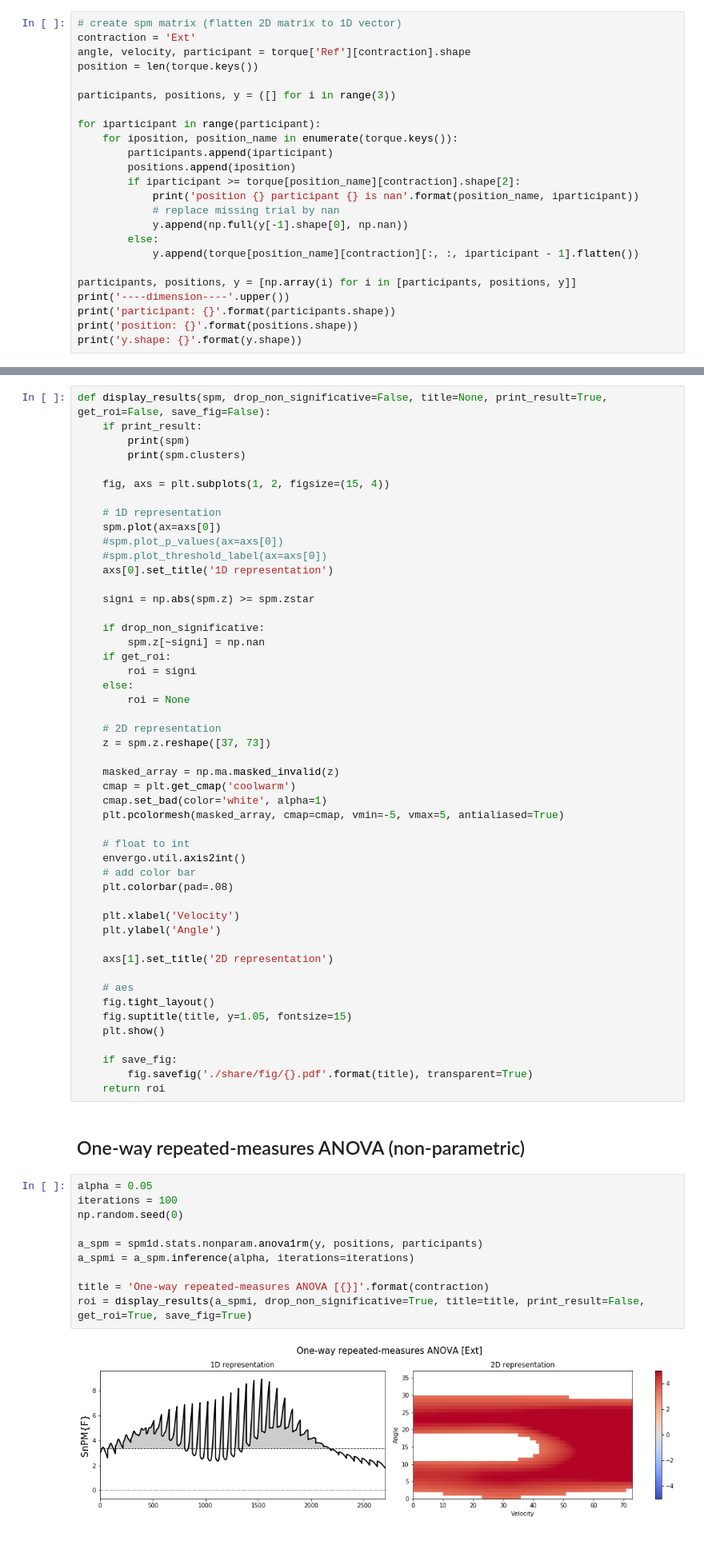
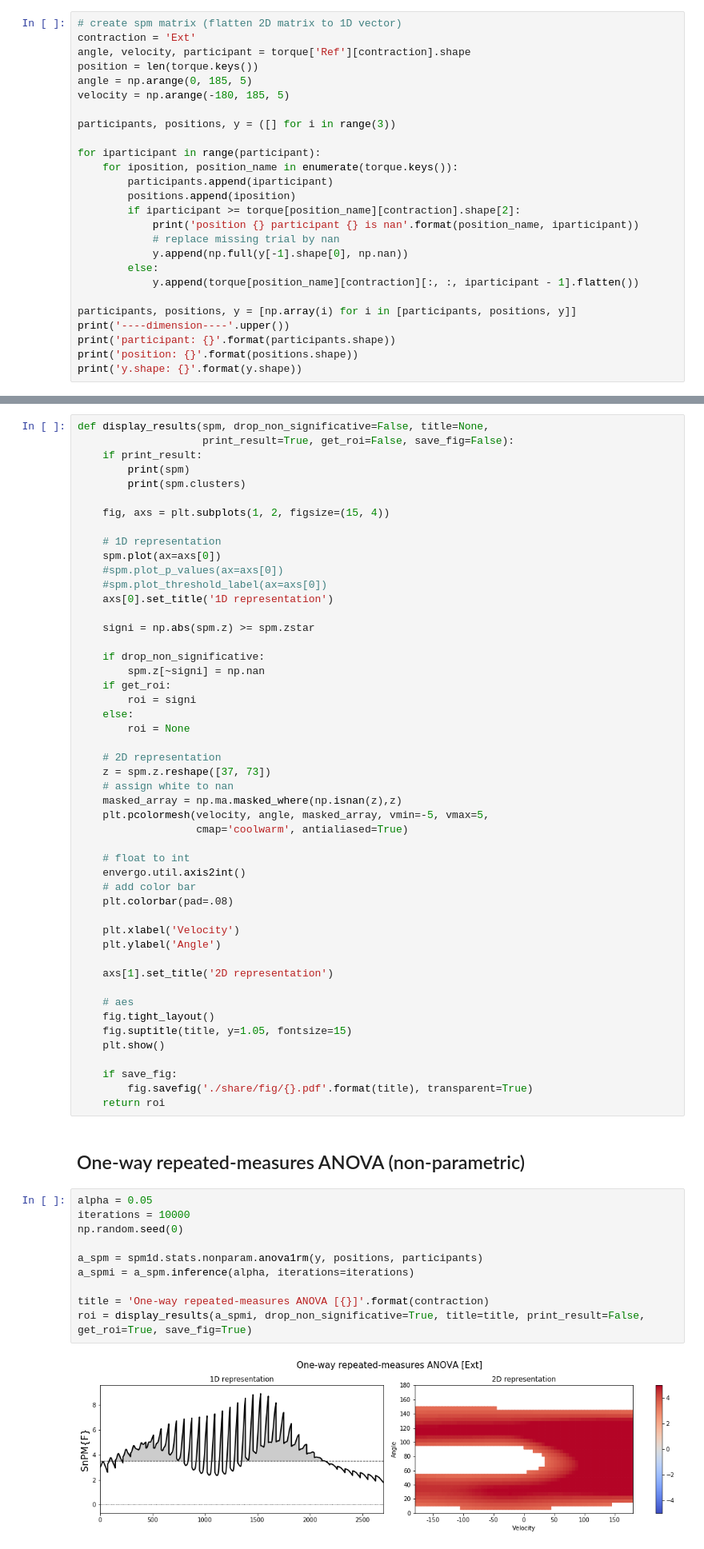
Before and after one commit to romainmartinez/envergo, a Jupyter notebook: 1_spm.ipynb, the cells around one changed output, grey strips where cells are left out. Shown: that part at 80% size. Saved outputs shown, nothing was run; the diff lists cells and outputs as text.

Commit message:
spm on new data & export model parameters results

```diff
--- a/1_spm.ipynb
+++ b/1_spm.ipynb
@@ -44,6 +44,8 @@ for ifile in files:
 contraction = 'Ext'
 angle, velocity, participant = torque['Ref'][contraction].shape
 position = len(torque.keys())
+angle = np.arange(0, 185, 5)
+velocity = np.arange(-180, 185, 5)
 
 participants, positions, y = ([] for i in range(3))
 
@@ -76,7 +78,8 @@ for iposition in np.unique(positions):
     mean_vector = np.nanmean(y[idx, :], axis=0)
     y[idx, :] = np.where(np.isnan(y[idx, :]), mean_vector, y[idx, :])
 # %%
-def display_results(spm, drop_non_significative=False, title=None, print_result=True, get_roi=False, save_fig=False):
+def display_results(spm, drop_non_significative=False, title=None,
+                    print_result=True, get_roi=False, save_fig=False):
     if print_result:
         print(spm)
         print(spm.clusters)
@@ -100,11 +103,10 @@ def display_results(spm, drop_non_significative=False, title=None, print_result=
 
     # 2D representation
     z = spm.z.reshape([37, 73])
-
-    masked_array = np.ma.masked_invalid(z)
-    cmap = plt.get_cmap('coolwarm')
-    cmap.set_bad(color='white', alpha=1)
-    plt.pcolormesh(masked_array, cmap=cmap, vmin=-5, vmax=5, antialiased=True)
+    # assign white to nan
+    masked_array = np.ma.masked_where(np.isnan(z),z)
+    plt.pcolormesh(velocity, angle, masked_array, vmin=-5, vmax=5,
+                   cmap='coolwarm', antialiased=True)
 
     # float to int
     envergo.util.axis2int()
@@ -128,16 +130,16 @@ def display_results(spm, drop_non_significative=False, title=None, print_result=
 ## One-way repeated-measures ANOVA (non-parametric)
 # %%
 alpha = 0.05
-iterations = 100
+iterations = 10000
 np.random.seed(0)
 
 a_spm = spm1d.stats.nonparam.anova1rm(y, positions, participants)
 a_spmi = a_spm.inference(alpha, iterations=iterations)
 
 title = 'One-way repeated-measures ANOVA [{}]'.format(contraction)
 roi = display_results(a_spmi, drop_non_significative=True, title=title, print_result=False, get_roi=True, save_fig=True)
 # %% [output]
-[figure, old version]
+[figure, new version]
 # %% [markdown]
 ## Post hoc analysis (paired t-test)
 # %%
```
Also changed, not shown: parts of 1 cell of this notebook, 22 other files.
